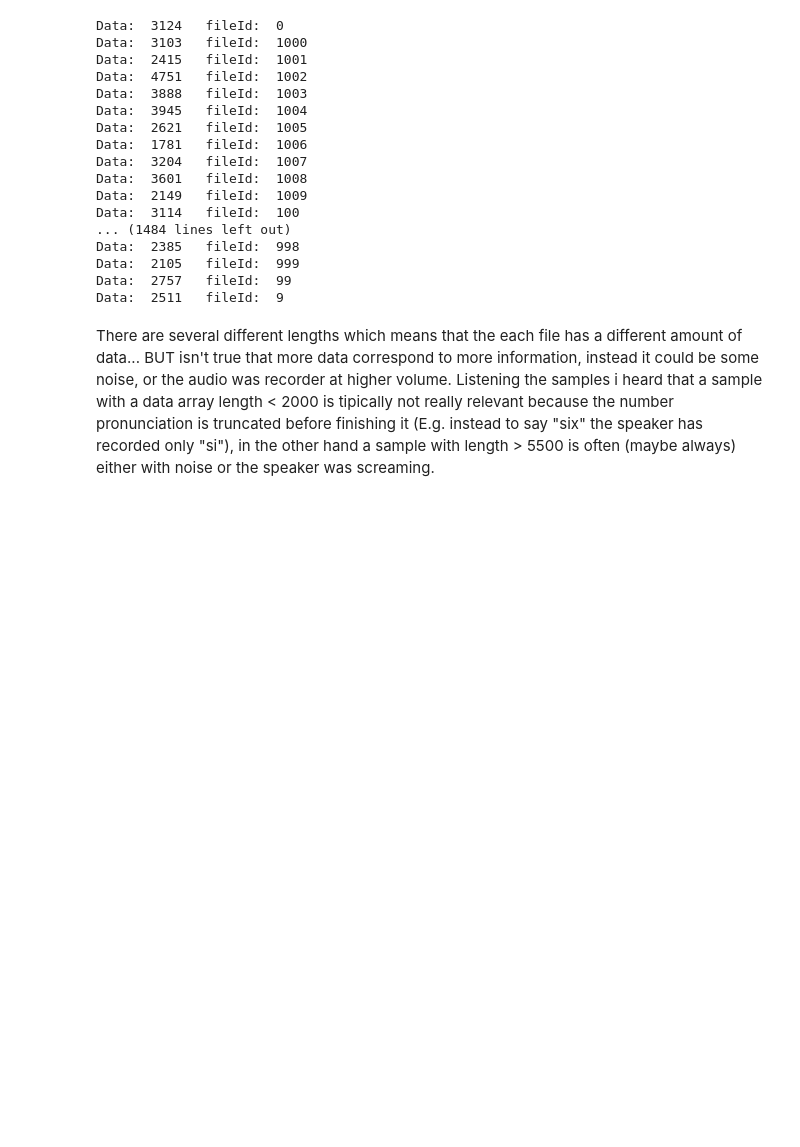
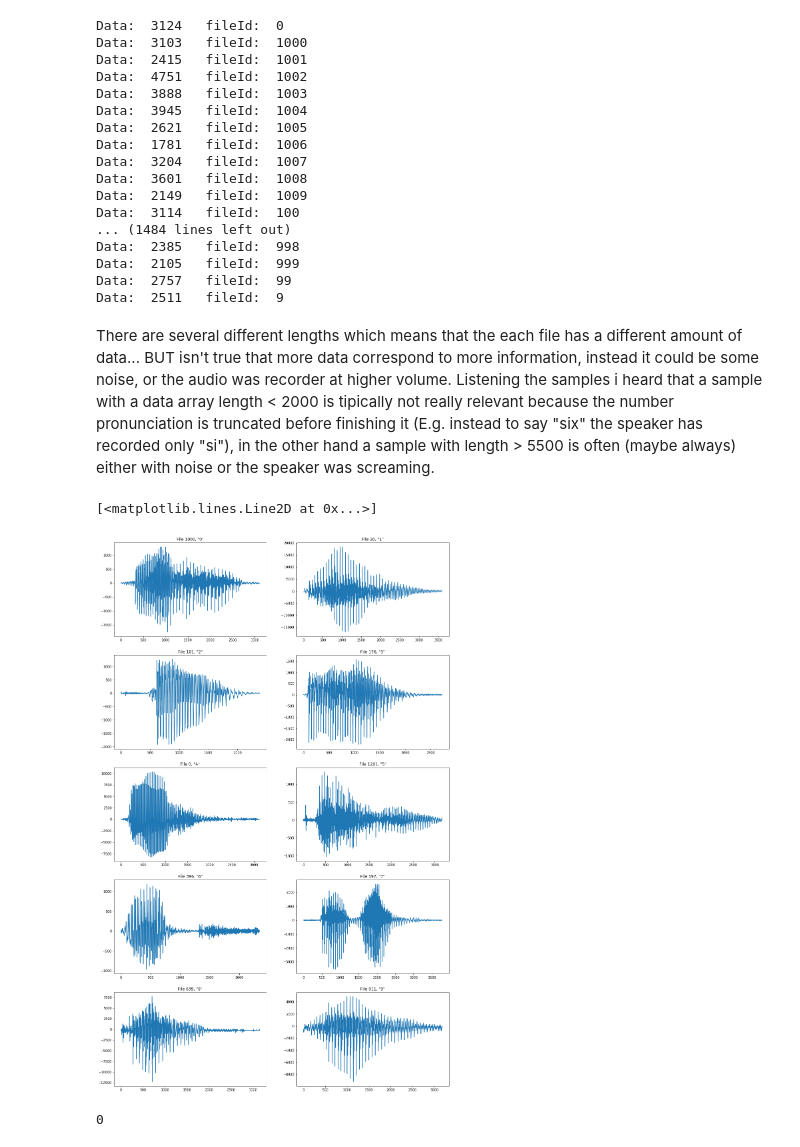
Before and after one commit to rubenIng93/DataScienceLab, a Jupyter notebook: Lab7_2ndCompetition.ipynb, the cells around one changed output. Cells and saved outputs as stored; diff of their text form; code cells hidden in the pictures; blank space fills up the shorter version.

```diff
--- a/Lab7_2ndCompetition.ipynb
+++ b/Lab7_2ndCompetition.ipynb
@@ -52,3 +52,36 @@ Data:  2511   fileId:  9
 There are several different lengths which means that the each file has a different amount of data...
 BUT isn't true that more data correspond to more information, instead it could be some noise, or the audio was recorder at higher volume.
 Listening the samples i heard that a sample with a data array length < 2000 is tipically not really relevant because the number pronunciation is truncated before finishing it (E.g. instead to say "six" the speaker has recorded only "si"), in the other hand a sample with length > 5500 is often (maybe always) either with noise or the speaker was screaming.
+# %%
+import matplotlib.pyplot as plt
+
+fig, ax = plt.subplots(5, 2, figsize=[18,30])
+
+ax[0,0].set_title('File 1000, "0"')
+ax[0,1].set_title('File 20, "1"')
+ax[1,0].set_title('File 101, "2"')
+ax[1,1].set_title('File 176, "3"')
+ax[2,0].set_title('File 0, "4"')
+ax[2,1].set_title('File 1201, "5"')
+ax[3,0].set_title('File 396, "6"')
+ax[3,1].set_title('File 597, "7"')
+ax[4,0].set_title('File 639, "8"')
+ax[4,1].set_title('File 911, "9"')
+
+ax[0,0].plot(dataset_labeled[1000][1])
+ax[0,1].plot(dataset_labeled[20][1])
+ax[1,0].plot(dataset_labeled[101][1])
+ax[1,1].plot(dataset_labeled[176][1])
+ax[2,0].plot(dataset_labeled[0][1])
+ax[2,1].plot(dataset_labeled[1201][1])
+ax[3,0].plot(dataset_labeled[396][1])
+ax[3,1].plot(dataset_labeled[597][1])
+ax[4,0].plot(dataset_labeled[639][1])
+ax[4,1].plot(dataset_labeled[911][1])
+# %% [output]
+[<matplotlib.lines.Line2D at 0x...>]
+[figure, added]
+# %%
+id_label_dictionary[1000]
+# %% [output]
+0
```
Also changed, not shown: parts of 18 cells of this notebook.
